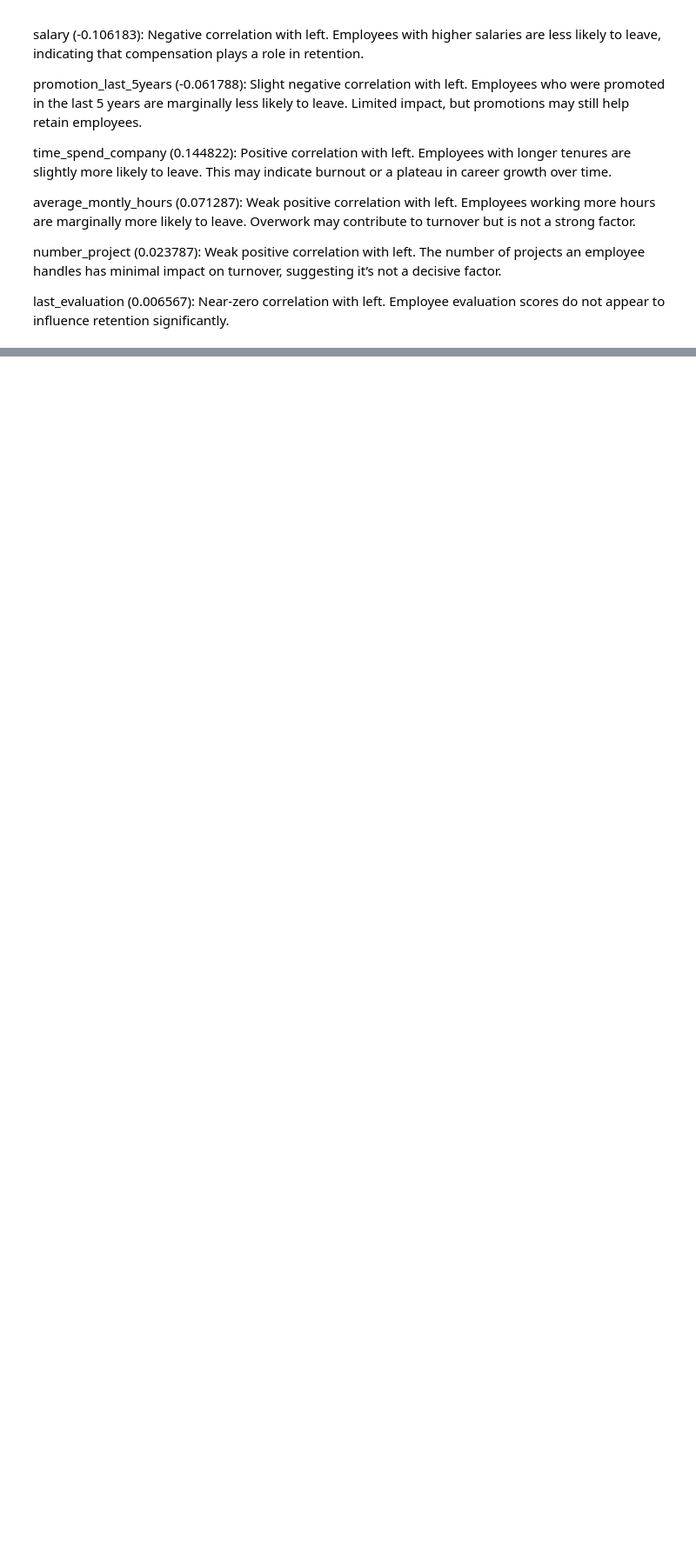
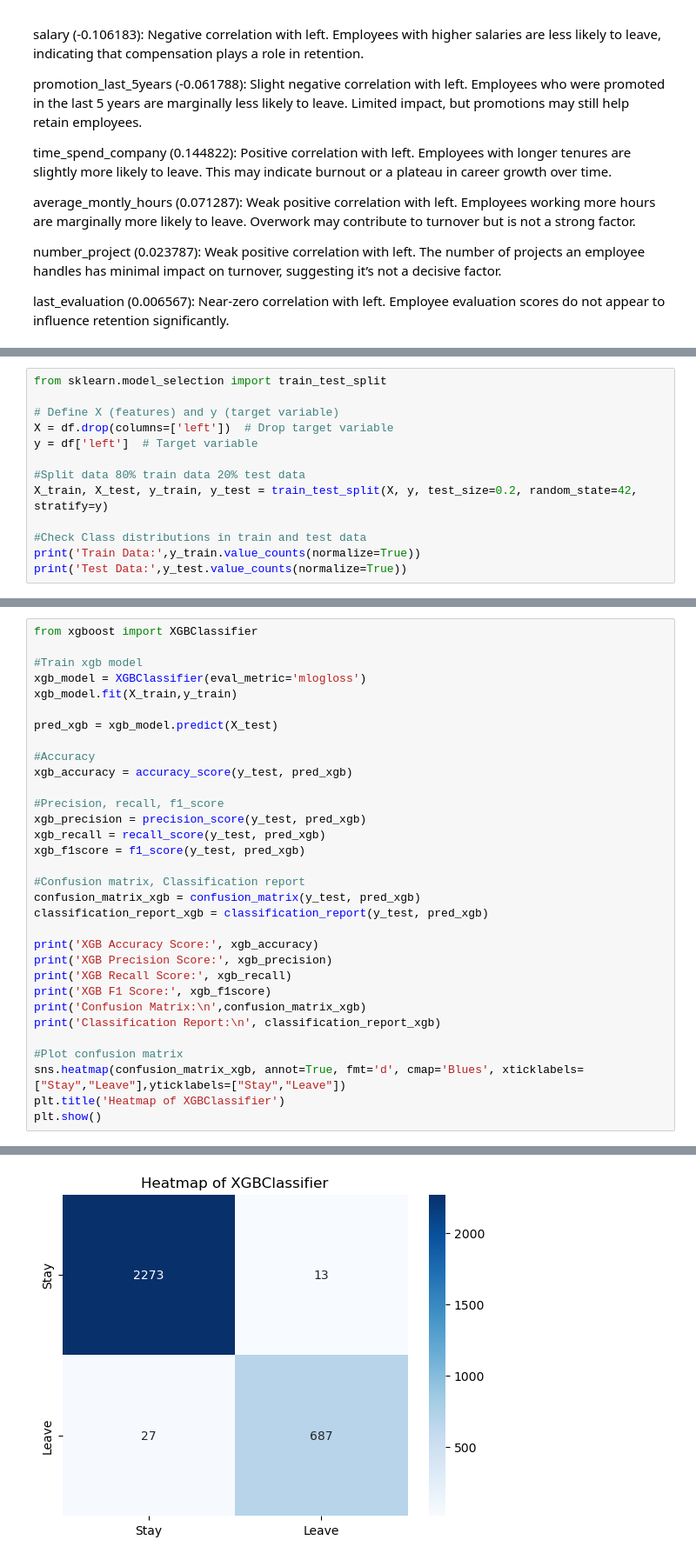
Before and after one commit to Jahnavi-Kalla/predictive-hr, a Jupyter notebook: Commit.ipynb, the cells around one changed output, grey strips where cells are left out. Shown: that part at 87% size. Drawn from its saved outputs; the diff is of its cells as text; blank space fills up the shorter version.

```diff
--- a/Commit.ipynb
+++ b/Commit.ipynb
@@ -322,0 +328,13 @@ Employee evaluation scores do not appear to influence retention significantly.
+# %%
+from sklearn.model_selection import train_test_split
+
+# Define X (features) and y (target variable)
+X = df.drop(columns=['left'])  # Drop target variable
+y = df['left']  # Target variable
+
+#Split data 80% train data 20% test data
+X_train, X_test, y_train, y_test = train_test_split(X, y, test_size=0.2, random_state=42, stratify=y)
+
+#Check Class distributions in train and test data
+print('Train Data:',y_train.value_counts(normalize=True))
+print('Test Data:',y_test.value_counts(normalize=True))
@@ -322,0 +436,33 @@ Employee evaluation scores do not appear to influence retention significantly.
+# %%
+from xgboost import XGBClassifier
+
+#Train xgb model
+xgb_model = XGBClassifier(eval_metric='mlogloss')
+xgb_model.fit(X_train,y_train)
+
+pred_xgb = xgb_model.predict(X_test)
+
+#Accuracy
+xgb_accuracy = accuracy_score(y_test, pred_xgb)
+
+#Precision, recall, f1_score
+xgb_precision = precision_score(y_test, pred_xgb)
+xgb_recall = recall_score(y_test, pred_xgb)
+xgb_f1score = f1_score(y_test, pred_xgb)
+
+#Confusion matrix, Classification report
+confusion_matrix_xgb = confusion_matrix(y_test, pred_xgb)
+classification_report_xgb = classification_report(y_test, pred_xgb)
+
+print('XGB Accuracy Score:', xgb_accuracy)
+print('XGB Precision Score:', xgb_precision)
+print('XGB Recall Score:', xgb_recall)
+print('XGB F1 Score:', xgb_f1score)
+print('Confusion Matrix:\n',confusion_matrix_xgb)
+print('Classification Report:\n', classification_report_xgb)
+
+#Plot confusion matrix
+sns.heatmap(confusion_matrix_xgb, annot=True, fmt='d', cmap='Blues', xticklabels=["Stay","Leave"],yticklabels=["Stay","Leave"])
+plt.title('Heatmap of XGBClassifier')
+plt.show()
+# %% [output]
@@ -322,0 +485 @@ Employee evaluation scores do not appear to influence retention significantly.
+[figure, added]
```
Also changed, not shown: parts of 16 cells of this notebook, 1 other file.
